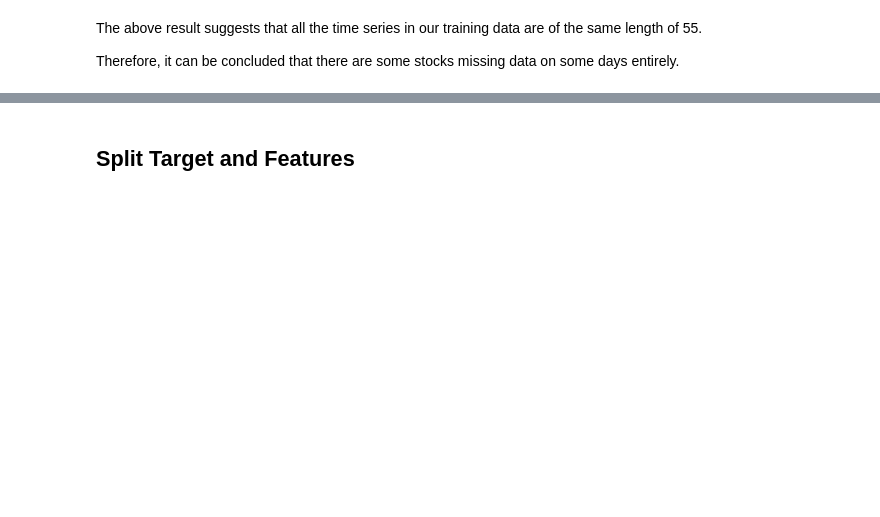
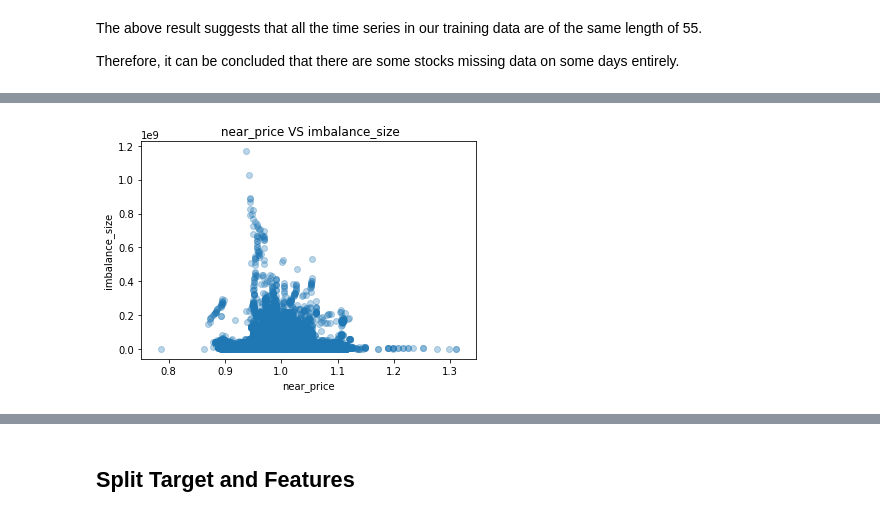
Before and after one commit to jea68/Predicting_StockPrice_Movements, a Jupyter notebook: Data Analyis and Feature Engineering.ipynb, the cells around one changed output, grey strips where cells are left out. Cells and saved outputs as stored; diff of their text form; code cells hidden in the pictures; blank space fills up the shorter version.

```diff
--- a/Data Analyis and Feature Engineering.ipynb
+++ b/Data Analyis and Feature Engineering.ipynb
@@ -134,0 +201,11 @@ df.groupby(['stock_id', 'date_id'])['near_price'].mean()
+# %%
+
+near_price = df.near_price
+imbalance_size = df.imbalance_size
+plt.scatter(near_price, imbalance_size, alpha=0.3)
+plt.title(" near_price VS imbalance_size")
+plt.xlabel("near_price")
+plt.ylabel("imbalance_size")
+plt.show()
+# %% [output]
+[figure, added]
```
Also changed, not shown: parts of 29 cells of this notebook, 1 other file.
